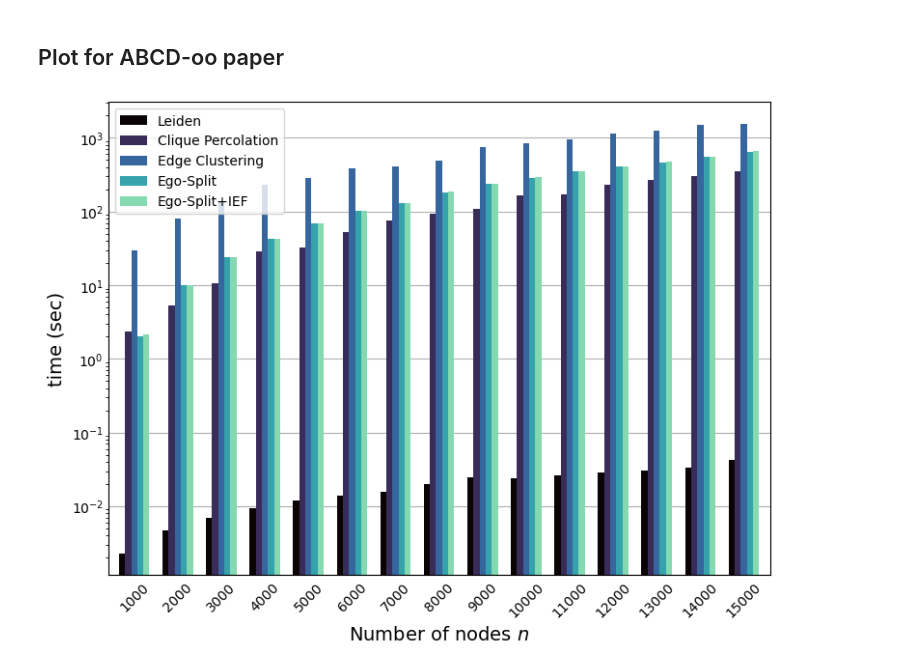
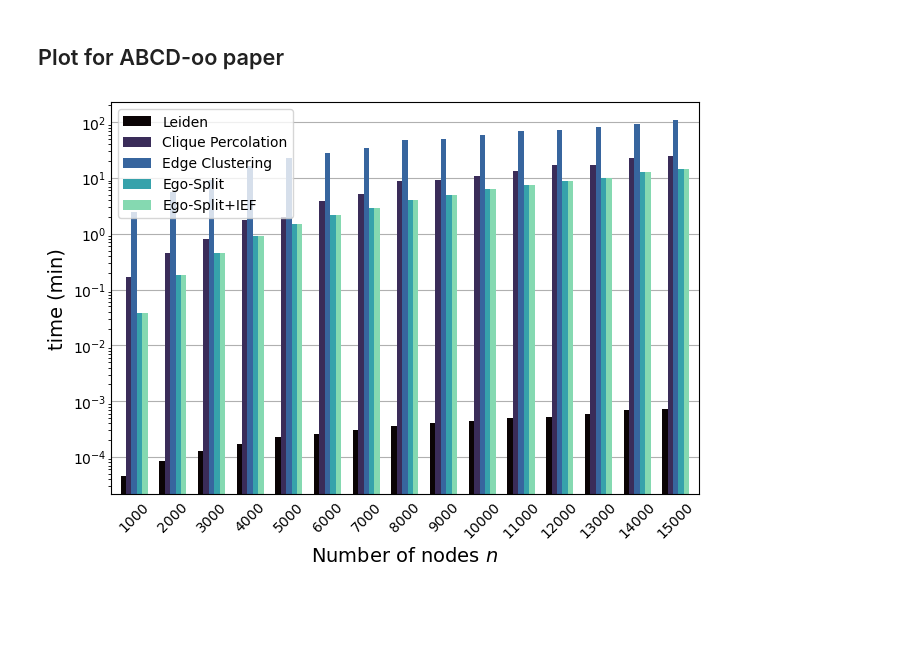
Before and after one commit to ftheberge/ABCDoo_Experiments, a Jupyter notebook: CompareAlgorithms/compare_algorithms.ipynb, the cells around one changed output. Saved outputs shown, nothing was run; the diff lists cells and outputs as text; code cells hidden in the pictures; blank space fills up the shorter version.

```diff
--- a/CompareAlgorithms/compare_algorithms.ipynb
+++ b/CompareAlgorithms/compare_algorithms.ipynb
@@ -305,6 +320,6 @@ with open('Results/algo_compare.pkl','wb') as fp:
 # %%
 with open('Results/algo_compare.pkl','rb') as fp:
     df = pickle.load(fp)
-df.columns = ['eta', 'xi', 'CPM', 'Leiden', 'EgoSplit', 'EgoSplit+Beta', 'EgoSplit+IEF','Edge']
+df.columns = ['eta', 'xi', 'CPM', 'Leiden', 'EgoSplit', 'EgoSplit+IEF','Edge']
 df.head()
 # %% [output]
@@ -454,4 +464,9 @@ with open('Results/algo_compare_time.pkl','rb') as fp:
 df.columns = ['n', 'CPM', 'Leiden', 'EgoSplit', 'IEF', 'Edge']
 df['IEF'] = df['EgoSplit']+df['IEF'] ## IEF required EgoSplit results
 # %%
-df.tail()
+## in minutes
+df['Edge'] /= 60
+df['IEF'] /= 60
+df['EgoSplit'] /= 60
+df['CPM'] /= 60
+df['Leiden'] /= 60
@@ -466,12 +474,12 @@ df.tail()
 ## Plot for ABCD-oo paper
 # %%
 df.plot(x='n',y=['Leiden', 'CPM', 'Edge', 'EgoSplit', 'IEF'],
-                    kind='bar', figsize=(7,5), colormap=cmap, logy=True, width=.7)
+                    kind='bar', figsize=(6,4), colormap=cmap, logy=True, width=.7)
 plt.grid(axis='y')
 plt.legend(['Leiden','Clique Percolation','Edge Clustering','Ego-Split','Ego-Split+IEF'])
 plt.xlabel(r'Number of nodes $n$', fontsize=14)
-plt.ylabel('time (sec)', fontsize=14)
+plt.ylabel('time (min)', fontsize=14)
 plt.xticks(rotation=45);
-#plt.savefig('compare_algos_time.png', bbox_inches='tight');
+plt.savefig('compare_algos_time.png', bbox_inches='tight');
 # %% [output]
-[figure, old version]
+[figure, new version]
```
Also changed, not shown: parts of 12 cells of this notebook, 3 other files.
